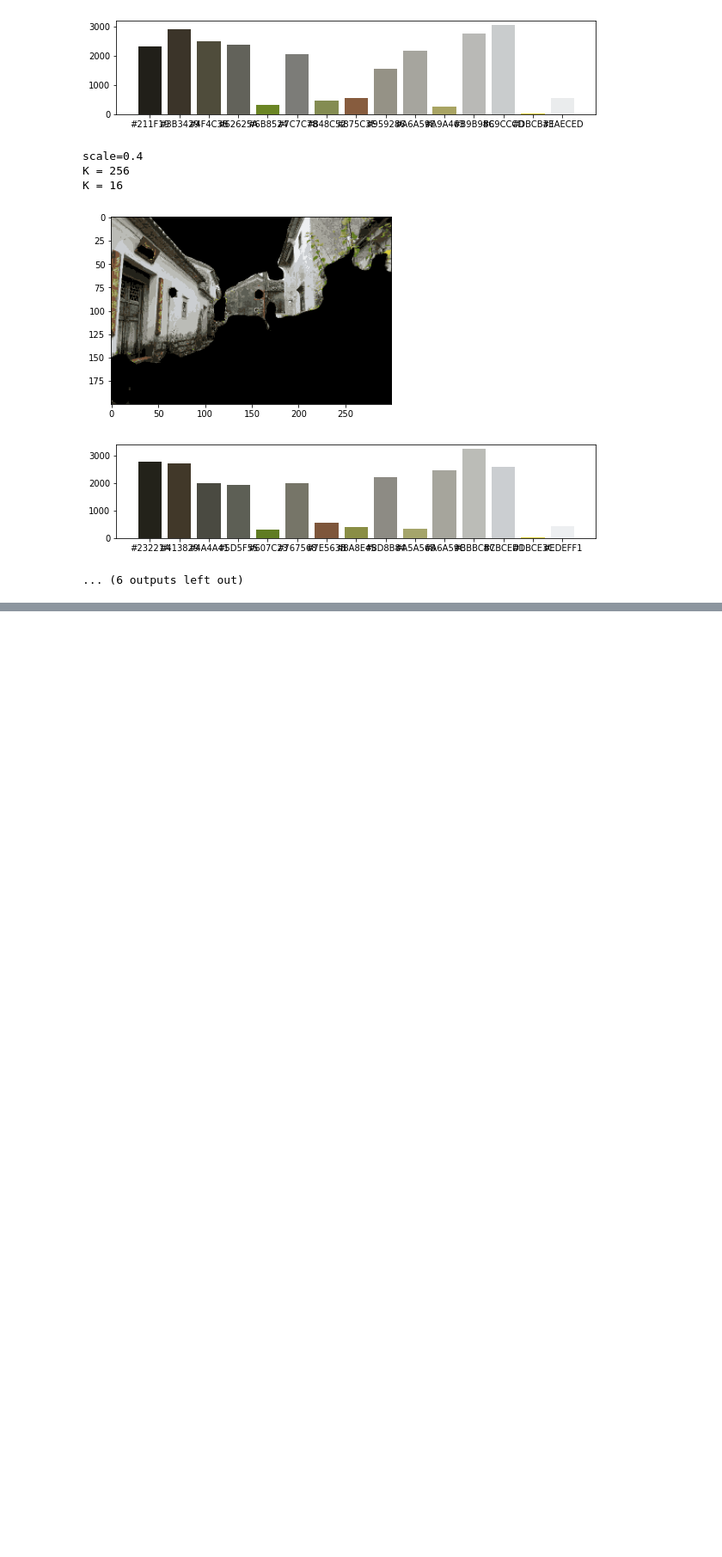
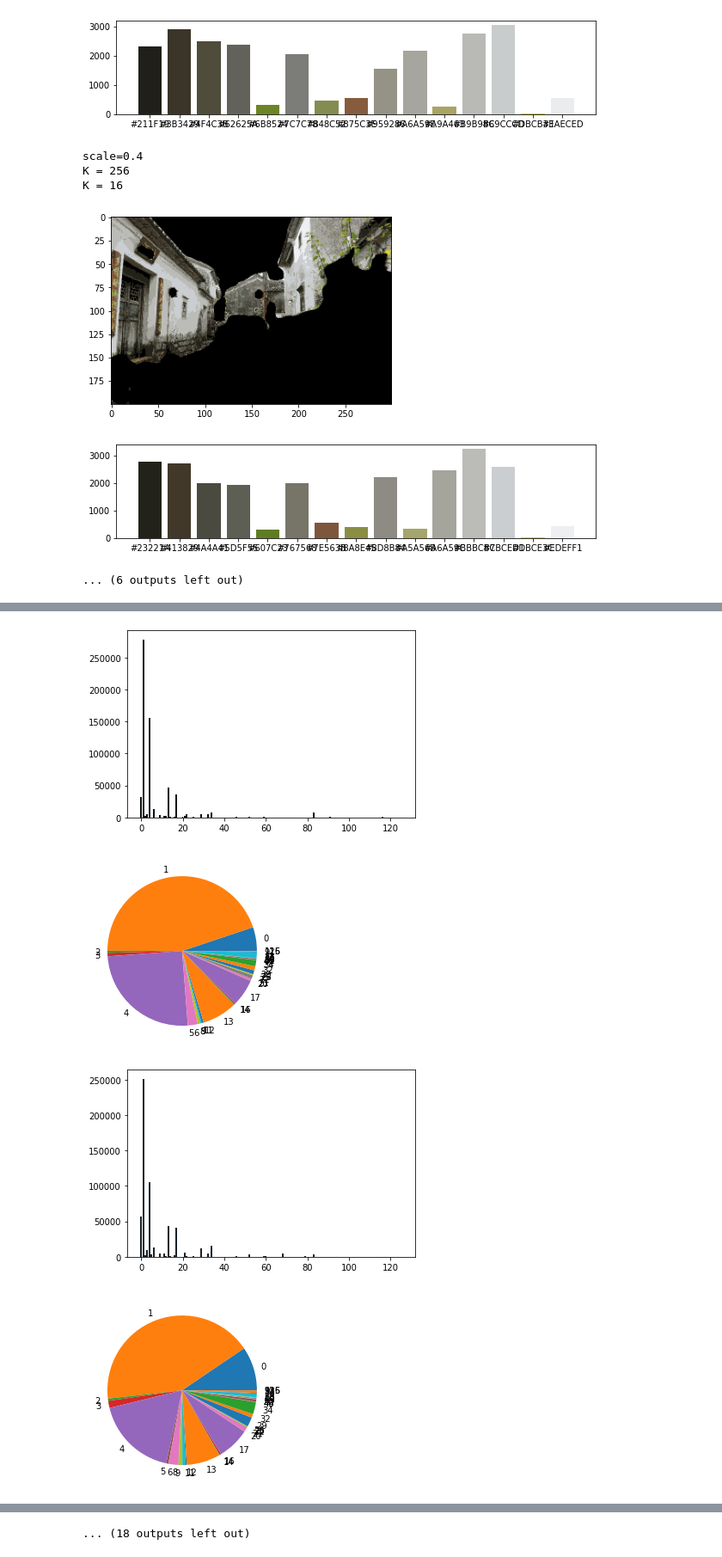
Before and after one commit to Tanc60/ColorAnalysis, a Jupyter notebook: Note/kmeans_iteration.ipynb, the cells around one changed output, grey strips where cells are left out. Shown at 86% size. Saved outputs shown, nothing was run; the diff lists cells and outputs as text; code cells hidden in the pictures; blank space fills up the shorter version.

```diff
--- a/Note/kmeans_iteration.ipynb
+++ b/Note/kmeans_iteration.ipynb
@@ -392,3 +392,23 @@ plt.show()
 # %% [output]
 [interactive output not drawn]
 [interactive output not drawn]
+# %%
+import pandas as pd
+from matplotlib import pyplot as plt
+colorDF=pd.read_json(r"E:\Downloads\BaiduNetdiskDownload\outputColorDF\colorDFs.json")
+
+labelGroup=colorDF.groupby("Color")
+for i in labelGroup:
+    labellist = labelGroup.get_group(i[0])["label"].tolist()
+    countlist = labelGroup.get_group(i[0])["Count2"].tolist()
+    plt.bar(x=labellist,height=countlist,color=i[0])
+
+    fig, ax = plt.subplots()
+    ax.pie(countlist, labels=labellist)
+
+    plt.show()
+# %% [output]
+[figure, added]
+[figure, added]
+[figure, added]
+[figure, added]
@@ -394,0 +423 @@ plt.show()
+... (18 outputs left out)
```
Also changed, not shown: parts of 1 cell of this notebook, 5 other files.
